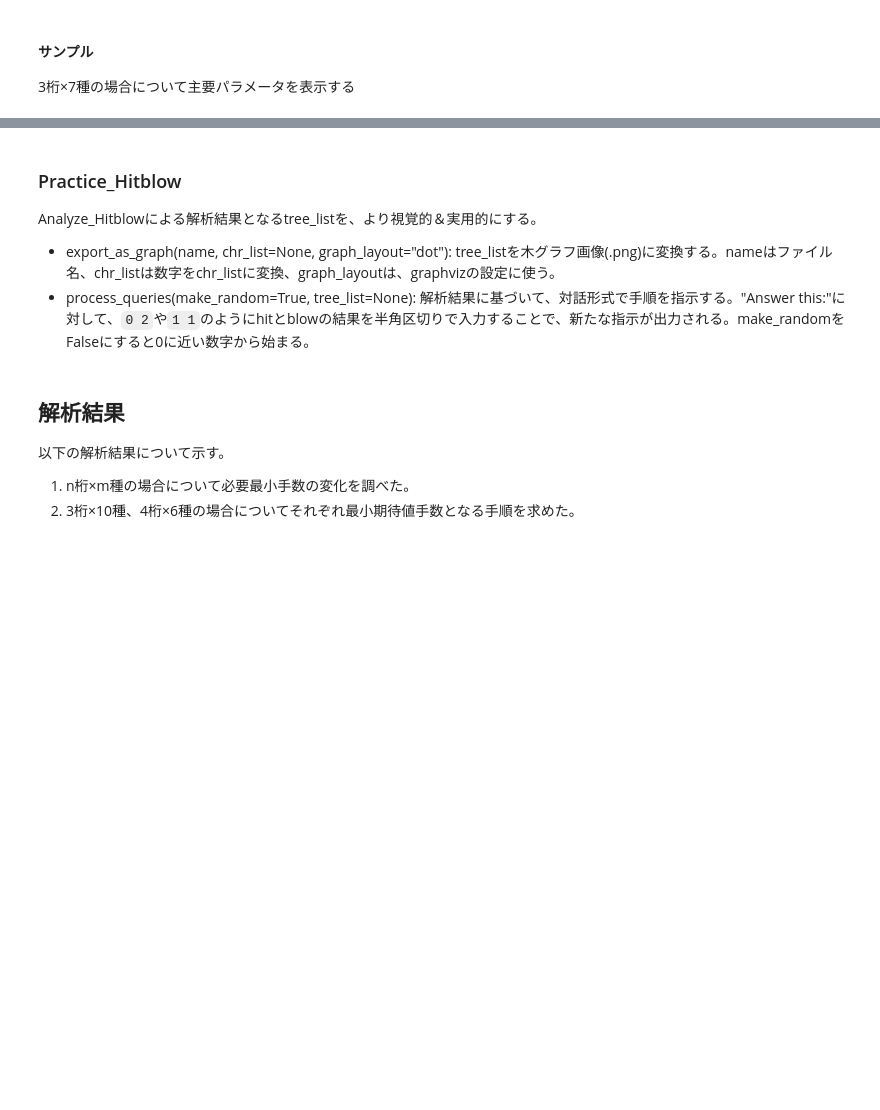
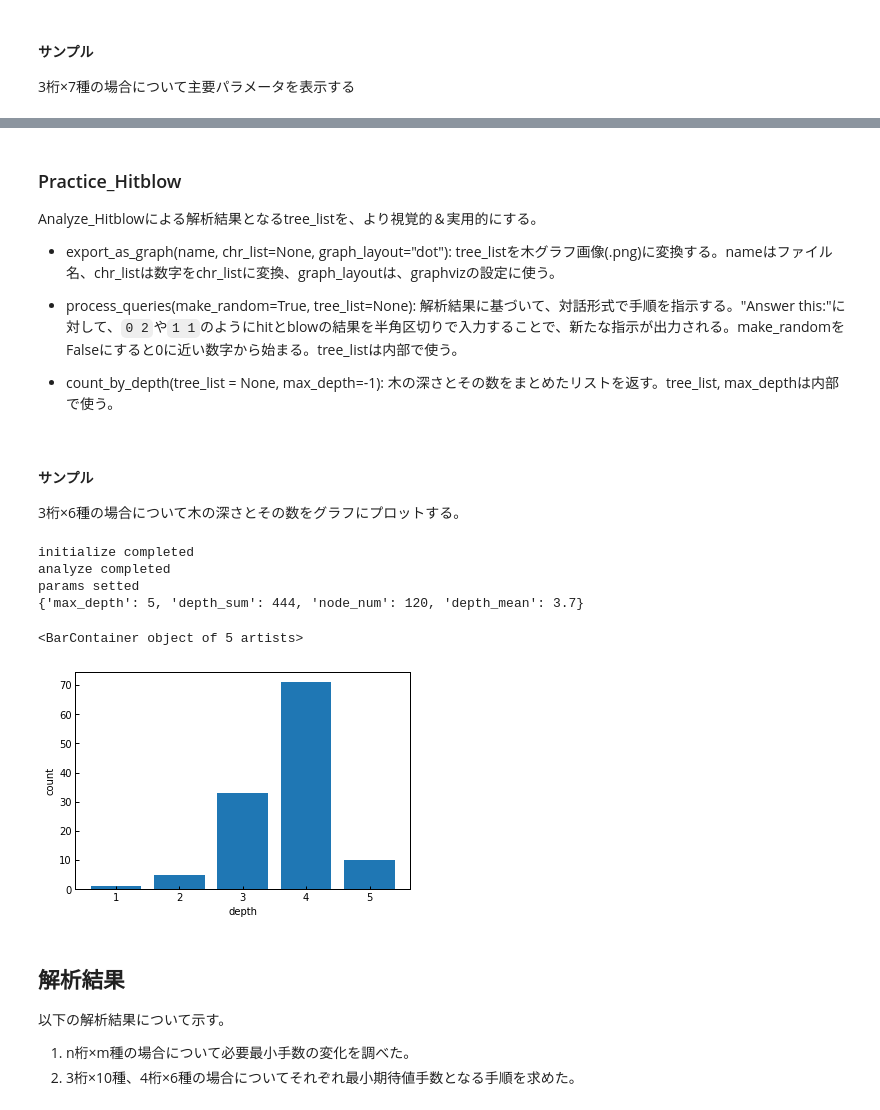
Before and after one commit to ysgrProgramming/hitblow-analyzer, a Jupyter notebook: hit_brow.ipynb, the cells around one changed output, grey strips where cells are left out. Cells and saved outputs as stored; diff of their text form; code cells hidden in the pictures; blank space fills up the shorter version.

```diff
--- a/hit_brow.ipynb
+++ b/hit_brow.ipynb
@@ -379,7 +365,9 @@ params setted
 Analyze_Hitblowによる解析結果となるtree_listを、より視覚的＆実用的にする。
 
 - export_as_graph(name, chr_list=None, graph_layout="dot"): tree_listを木グラフ画像(.png)に変換する。nameはファイル名、chr_listは数字をchr_listに変換、graph_layoutは、graphvizの設定に使う。
-- process_queries(make_random=True, tree_list=None): 解析結果に基づいて、対話形式で手順を指示する。"Answer this:"に対して、`0 2`や`1 1`のようにhitとblowの結果を半角区切りで入力することで、新たな指示が出力される。make_randomをFalseにすると0に近い数字から始まる。
+- process_queries(make_random=True, tree_list=None): 解析結果に基づいて、対話形式で手順を指示する。"Answer this:"に対して、`0 2`や`1 1`のようにhitとblowの結果を半角区切りで入力することで、新たな指示が出力される。make_randomをFalseにすると0に近い数字から始まる。tree_listは内部で使う。
+
+- count_by_depth(tree_list = None, max_depth=-1): 木の深さとその数をまとめたリストを返す。tree_list, max_depthは内部で使う。
 # %%
 class Practice_Hitblow():
     def __init__(self, Seed, tree_list):
@@ -455,6 +443,49 @@ class Practice_Hitblow():
                 print()
             else:
                 break
+
+    def count_by_depth(self, tree_list = None, max_depth=-1):
+        if max_depth == -1: max_depth = self.Seed.meajure_tree_max_depth(self.tree_list)
+        if tree_list == None: tree_list = self.tree_list
+        depth_list = [0]*(max_depth+1)
+
+        tree0 = tree_list[0]
+        if type(tree0) == tuple:
+            depth_list[1] += 1
+        for tree in tree_list[1:-1]:
+            if type(tree) == tuple:
+                depth_list[2] += 1
+            elif type(tree) == list:
+                child_depth_list = self.count_by_depth(tree, max_depth-1)
+                for i in range(max_depth):
+                    depth_list[i+1] += child_depth_list[i]
+
+        return depth_list
+# %% [markdown]
+#### サンプル
+
+3桁×6種の場合について木の深さとその数をグラフにプロットする。
+# %%
+Seed = Analyze_Seed(3, 6)
+AH = Analyze_Hitblow(Seed, 5)
+
+tree_list, params = AH.analyze_earnest_tree()
+
+print(params)
+PH = Practice_Hitblow(Seed, tree_list)
+PH.export_as_graph("tree")
+depth_list = PH.count_by_depth()
+
+plt.xlabel("depth")
+plt.ylabel("count")
+plt.bar(np.arange(1, len(depth_list)), depth_list[1:])
+# %% [output]
+initialize completed
+analyze completed
+params setted
+{'max_depth': 5, 'depth_sum': 444, 'node_num': 120, 'depth_mean': 3.7}
+<BarContainer object of 5 artists>
+[figure, added]
 # %% [markdown]
 ## 解析結果
 
```
Also changed, not shown: parts of 8 cells of this notebook.
